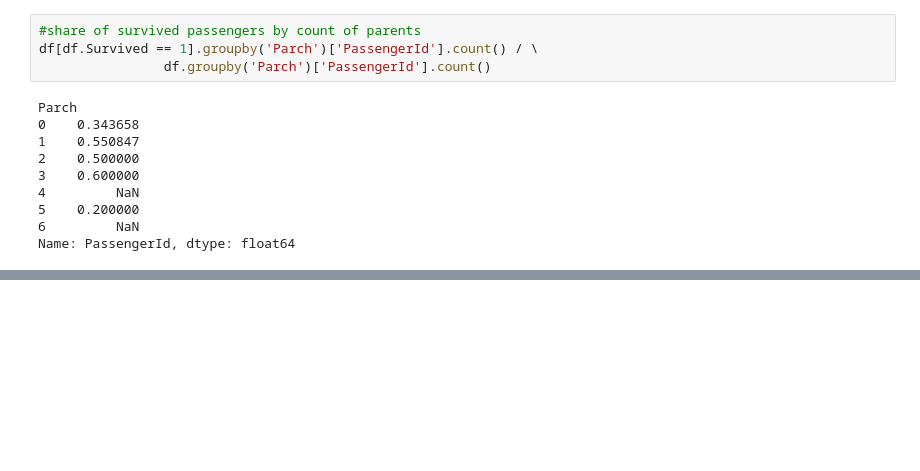
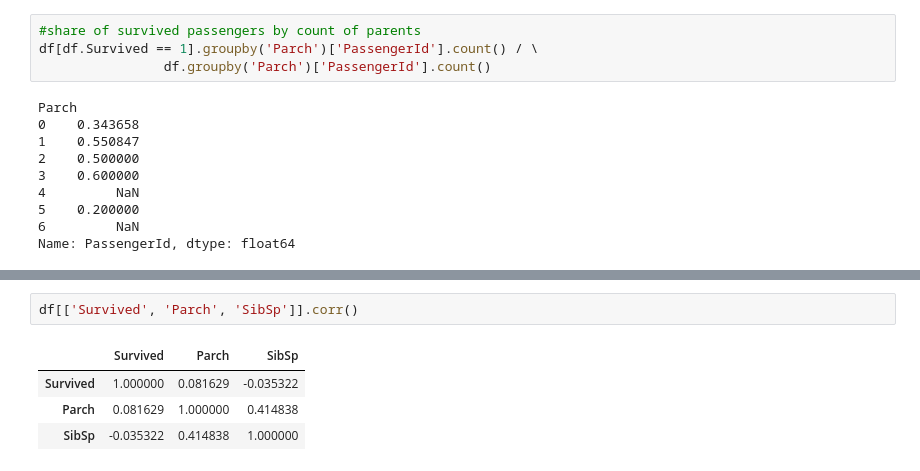
Before and after one commit to amamonova/nlp_course_itmo, a Jupyter notebook: 1/NLP-lab-1.ipynb, the cells around one changed output, grey strips where cells are left out. Cells and saved outputs as stored; diff of their text form; blank space fills up the shorter version.

```diff
--- a/1/NLP-lab-1.ipynb
+++ b/1/NLP-lab-1.ipynb
@@ -718 +726,8 @@ df.groupby([df.family])['PassengerId'].count().plot(kind='bar')
 [figure]
+# %%
+df[['Survived', 'Parch', 'SibSp']].corr()
+# %% [output]
+|  | Survived | Parch | SibSp |
+| Survived | 1.000000 | 0.081629 | -0.035322 |
+| Parch | 0.081629 | 1.000000 | 0.414838 |
+| SibSp | -0.035322 | 0.414838 | 1.000000 |
```
Also changed, not shown: parts of 4 cells of this notebook, 2 other files.
